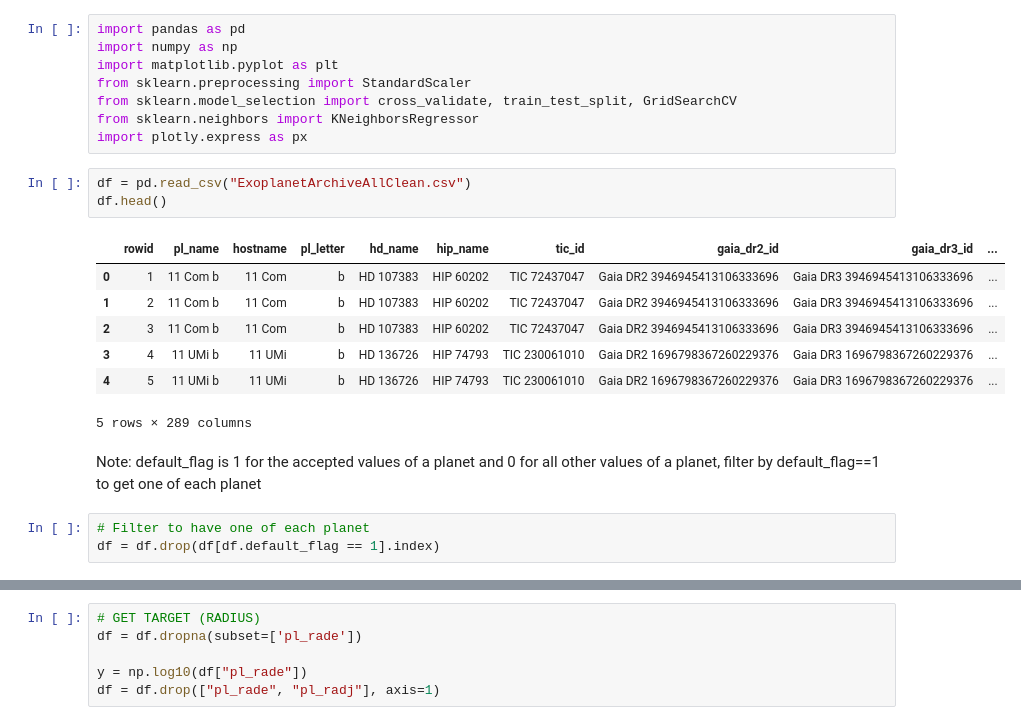
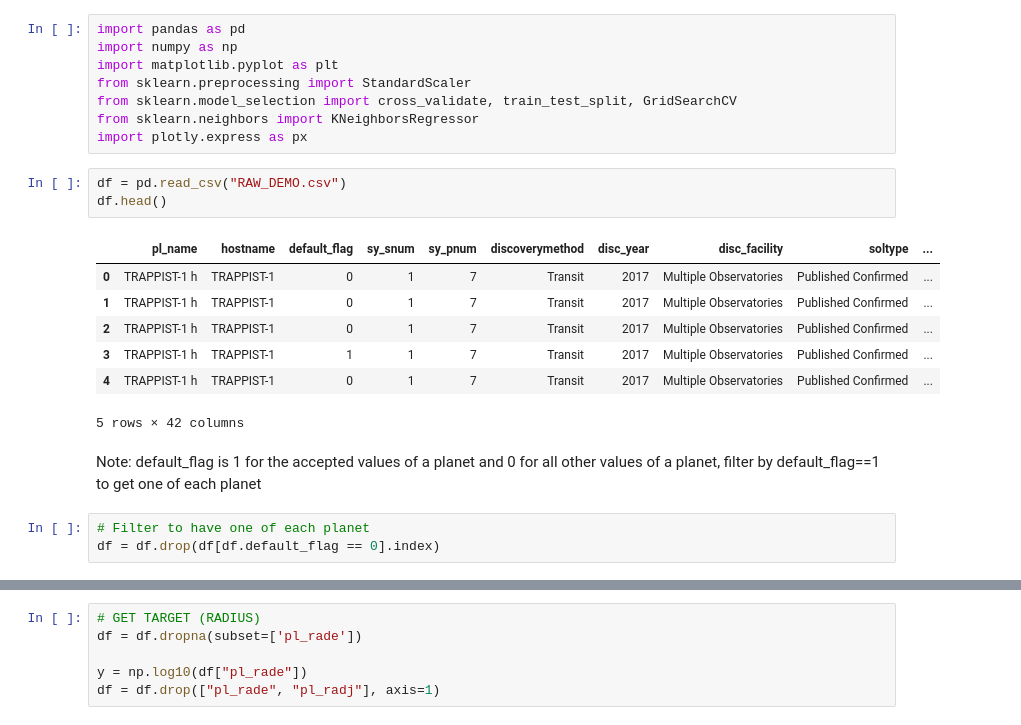
Before and after one commit to rhit-silkaijr/MA415, a Jupyter notebook: Preprocessing_DEMO.ipynb, the cells around one changed output, grey strips where cells are left out. Saved outputs shown, nothing was run; the diff lists cells and outputs as text.

```diff
--- a/Preprocessing_DEMO.ipynb
+++ b/Preprocessing_DEMO.ipynb
@@ -7,18 +7,18 @@ from sklearn.model_selection import cross_validate, train_test_split, GridSearch
 from sklearn.neighbors import KNeighborsRegressor
 import plotly.express as px
 # %%
-df = pd.read_csv("ExoplanetArchiveAllClean.csv")
+df = pd.read_csv("RAW_DEMO.csv")
 df.head()
 # %% [output]
-|  | rowid | pl_name | hostname | pl_letter | hd_name | hip_name | tic_id | gaia_dr2_id | gaia_dr3_id | ... |
-| 0 | 1 | 11 Com b | 11 Com | b | HD 107383 | HIP 60202 | TIC 72437047 | Gaia DR2 3946945413106333696 | Gaia DR3 3946945413106333696 | ... |
-| 1 | 2 | 11 Com b | 11 Com | b | HD 107383 | HIP 60202 | TIC 72437047 | Gaia DR2 3946945413106333696 | Gaia DR3 3946945413106333696 | ... |
-| 2 | 3 | 11 Com b | 11 Com | b | HD 107383 | HIP 60202 | TIC 72437047 | Gaia DR2 3946945413106333696 | Gaia DR3 3946945413106333696 | ... |
-| 3 | 4 | 11 UMi b | 11 UMi | b | HD 136726 | HIP 74793 | TIC 230061010 | Gaia DR2 1696798367260229376 | Gaia DR3 1696798367260229376 | ... |
-| 4 | 5 | 11 UMi b | 11 UMi | b | HD 136726 | HIP 74793 | TIC 230061010 | Gaia DR2 1696798367260229376 | Gaia DR3 1696798367260229376 | ... |
+|  | pl_name | hostname | default_flag | sy_snum | sy_pnum | discoverymethod | disc_year | disc_facility | soltype | ... |
+| 0 | TRAPPIST-1 h | TRAPPIST-1 | 0 | 1 | 7 | Transit | 2017 | Multiple Observatories | Published Confirmed | ... |
+| 1 | TRAPPIST-1 h | TRAPPIST-1 | 0 | 1 | 7 | Transit | 2017 | Multiple Observatories | Published Confirmed | ... |
+| 2 | TRAPPIST-1 h | TRAPPIST-1 | 0 | 1 | 7 | Transit | 2017 | Multiple Observatories | Published Confirmed | ... |
+| 3 | TRAPPIST-1 h | TRAPPIST-1 | 1 | 1 | 7 | Transit | 2017 | Multiple Observatories | Published Confirmed | ... |
+| 4 | TRAPPIST-1 h | TRAPPIST-1 | 0 | 1 | 7 | Transit | 2017 | Multiple Observatories | Published Confirmed | ... |
-5 rows × 289 columns
+5 rows × 42 columns
 # %% [markdown]
 Note: default_flag is 1 for the accepted values of a planet and 0 for all other values of a planet, filter by default_flag==1 to get one of each planet
 # %%
 # Filter to have one of each planet
-df = df.drop(df[df.default_flag == 1].index)
+df = df.drop(df[df.default_flag == 0].index)
```
Also changed, not shown: parts of 4 cells of this notebook, 2 other files.
